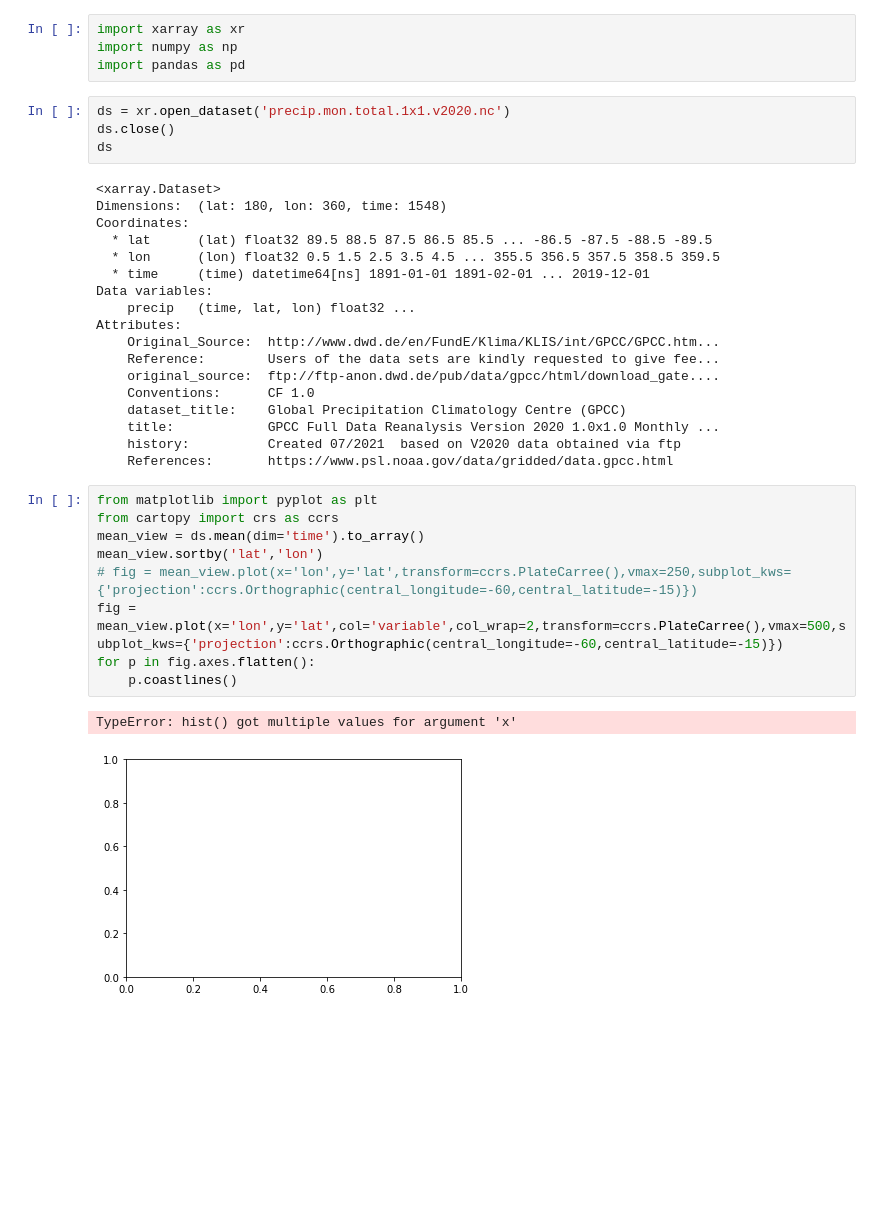
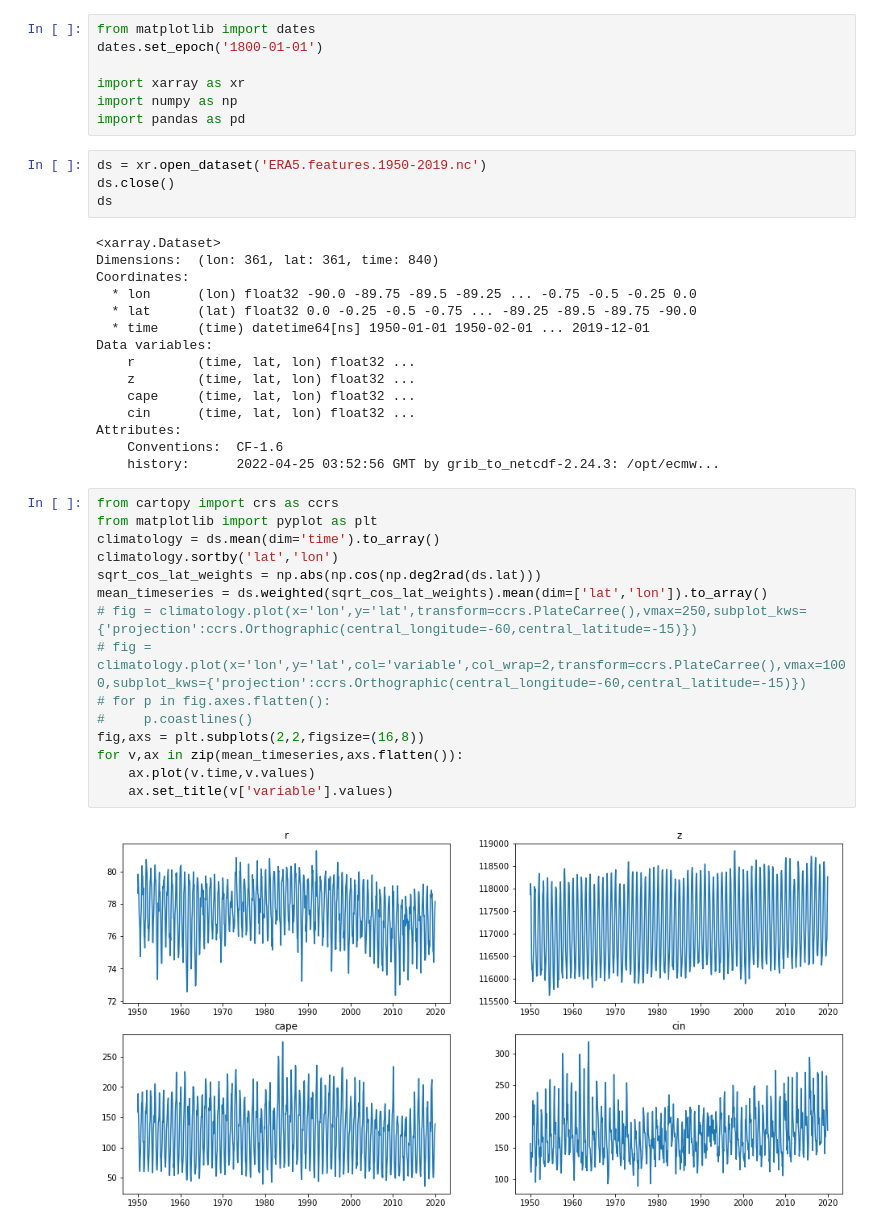
Before and after one commit to davidhgotler/amazon-precip, a Jupyter notebook: data/view_dataset.ipynb, the cells around one changed output. Drawn from its saved outputs; the diff is of its cells as text; blank space fills up the shorter version.

```diff
--- a/data/view_dataset.ipynb
+++ b/data/view_dataset.ipynb
@@ -1,38 +1,43 @@
 # %%
+from matplotlib import dates
+dates.set_epoch('1800-01-01')
+
 import xarray as xr
 import numpy as np
 import pandas as pd
 # %%
-ds = xr.open_dataset('precip.mon.total.1x1.v2020.nc')
+ds = xr.open_dataset('ERA5.features.1950-2019.nc')
 ds.close()
 ds
 # %% [output]
 <xarray.Dataset>
-Dimensions:  (lat: 180, lon: 360, time: 1548)
+Dimensions:  (lon: 361, lat: 361, time: 840)
 Coordinates:
-  * lat      (lat) float32 89.5 88.5 87.5 86.5 85.5 ... -86.5 -87.5 -88.5 -89.5
-  * lon      (lon) float32 0.5 1.5 2.5 3.5 4.5 ... 355.5 356.5 357.5 358.5 359.5
-  * time     (time) datetime64[ns] 1891-01-01 1891-02-01 ... 2019-12-01
+  * lon      (lon) float32 -90.0 -89.75 -89.5 -89.25 ... -0.75 -0.5 -0.25 0.0
+  * lat      (lat) float32 0.0 -0.25 -0.5 -0.75 ... -89.25 -89.5 -89.75 -90.0
+  * time     (time) datetime64[ns] 1950-01-01 1950-02-01 ... 2019-12-01
 Data variables:
-    precip   (time, lat, lon) float32 ...
+    r        (time, lat, lon) float32 ...
+    z        (time, lat, lon) float32 ...
+    cape     (time, lat, lon) float32 ...
+    cin      (time, lat, lon) float32 ...
 Attributes:
-    Original_Source:  http://www.dwd.de/en/FundE/Klima/KLIS/int/GPCC/GPCC.htm...
-    Reference:        Users of the data sets are kindly requested to give fee...
-    original_source:  ftp://ftp-anon.dwd.de/pub/data/gpcc/html/download_gate....
-    Conventions:      CF 1.0
-    dataset_title:    Global Precipitation Climatology Centre (GPCC)
-    title:            GPCC Full Data Reanalysis Version 2020 1.0x1.0 Monthly ...
-    history:          Created 07/2021  based on V2020 data obtained via ftp
-    References:       https://www.psl.noaa.gov/data/gridded/data.gpcc.html
+    Conventions:  CF-1.6
+    history:      2022-04-25 03:52:56 GMT by grib_to_netcdf-2.24.3: /opt/ecmw...
 # %%
+from cartopy import crs as ccrs
 from matplotlib import pyplot as plt
-from cartopy import crs as ccrs
-mean_view = ds.mean(dim='time').to_array()
-mean_view.sortby('lat','lon')
-# fig = mean_view.plot(x='lon',y='lat',transform=ccrs.PlateCarree(),vmax=250,subplot_kws={'projection':ccrs.Orthographic(central_longitude=-60,central_latitude=-15)})
-fig = mean_view.plot(x='lon',y='lat',col='variable',col_wrap=2,transform=ccrs.PlateCarree(),vmax=500,subplot_kws={'projection':ccrs.Orthographic(central_longitude=-60,central_latitude=-15)})
-for p in fig.axes.flatten():
-    p.coastlines()
+climatology = ds.mean(dim='time').to_array()
+climatology.sortby('lat','lon')
+sqrt_cos_lat_weights = np.abs(np.cos(np.deg2rad(ds.lat)))
+mean_timeseries = ds.weighted(sqrt_cos_lat_weights).mean(dim=['lat','lon']).to_array()
+# fig = climatology.plot(x='lon',y='lat',transform=ccrs.PlateCarree(),vmax=250,subplot_kws={'projection':ccrs.Orthographic(central_longitude=-60,central_latitude=-15)})
+# fig = climatology.plot(x='lon',y='lat',col='variable',col_wrap=2,transform=ccrs.PlateCarree(),vmax=1000,subplot_kws={'projection':ccrs.Orthographic(central_longitude=-60,central_latitude=-15)})
+# for p in fig.axes.flatten():
+#     p.coastlines()
+fig,axs = plt.subplots(2,2,figsize=(16,8))
+for v,ax in zip(mean_timeseries,axs.flatten()):
+    ax.plot(v.time,v.values)
+    ax.set_title(v['variable'].values)
 # %% [output]
-TypeError: hist() got multiple values for argument 'x'
-[figure, old version]
+[figure, new version]
```
Also changed, not shown: 4 other files.
